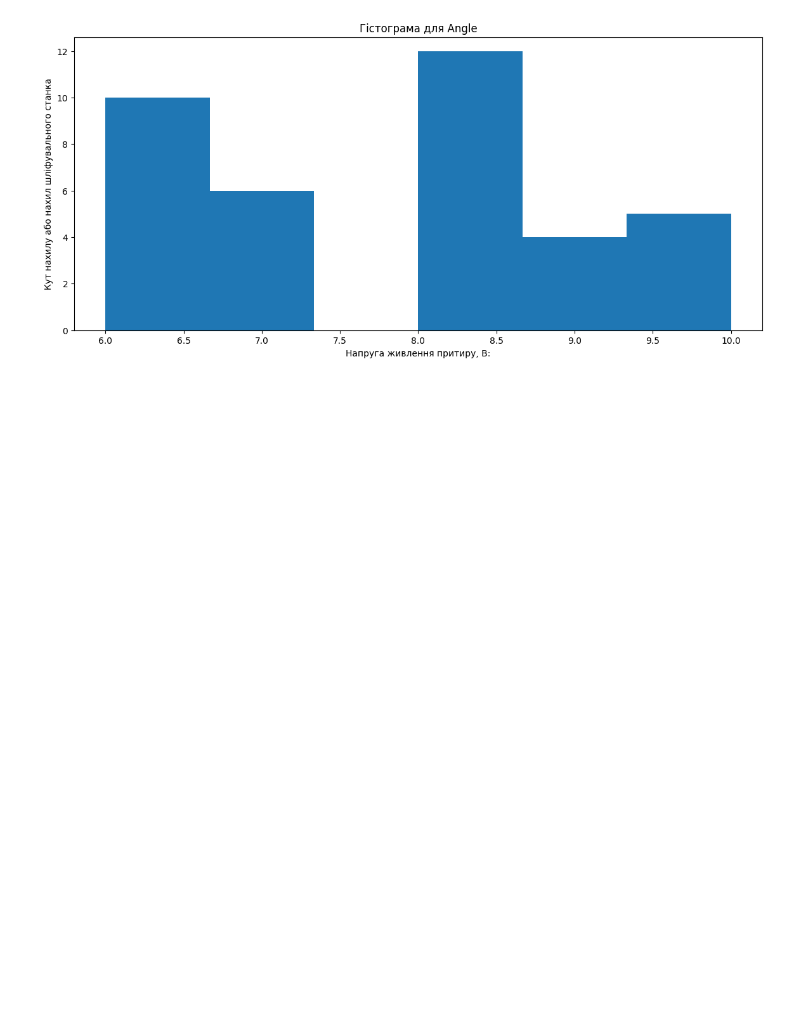
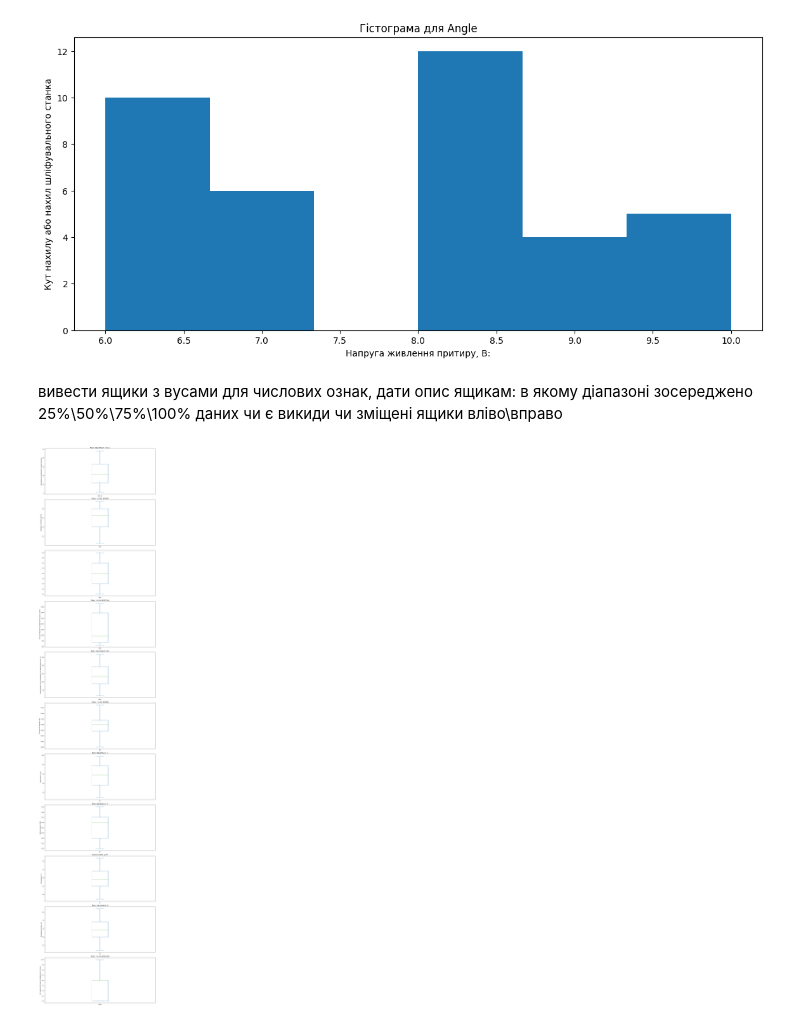
Before and after one commit to IrynaBarnych/AI_EX, a Jupyter notebook: exam/Екзамен.ipynb, the cells around one changed output. Cells and saved outputs as stored; diff of their text form; code cells hidden in the pictures; blank space fills up the shorter version.

```diff
--- a/exam/Екзамен.ipynb
+++ b/exam/Екзамен.ipynb
@@ -296,3 +296,45 @@ for column_name in df.columns:
 [figure]
 [figure]
 [figure]
+# %% [markdown]
+вивести ящики з вусами для числових ознак, дати опис ящикам:
+в якому діапазоні зосереджено 25%\50%\75%\100% даних
+чи є викиди
+чи зміщені ящики вліво\вправо
+# %%
+import matplotlib.pyplot as plt
+import numpy as np
+
+# Описи ящиків з вусами
+boxplot_descriptions = {
+    'case_id': {'title': 'Ящик з вусами для case_id', 'ylabel': 'Ідентифікатор порядкового номеру досліду'},
+    'Vpr': {'title': 'Ящик з вусами для Vpr', 'ylabel': 'Швидкість притиру, мм/сек'},
+    'Vngw': {'title': 'Ящик з вусами для Vngw', 'ylabel': 'Частота обертання шліфувального круга, об/хв'},
+    'Vdan': {'title': 'Ящик з вусами для Vdan', 'ylabel': 'Перетворювач частоти ДАНФОСС VLT MICRO DRIVE FC51, Гц'},
+    'Ppr': {'title': 'Ящик з вусами для Ppr', 'ylabel': 'Потужність притиру, кВт'},
+    'Ef': {'title': 'Ящик з вусами для Ef', 'ylabel': 'Ефективність (%)'},
+    'W': {'title': 'Ящик з вусами для W', 'ylabel': 'Витрати енергії, kWh'},
+    'T': {'title': 'Ящик з вусами для T', 'ylabel': 'Температура, °C'},
+    'Sh': {'title': 'Ящик з вусами для Sh', 'ylabel': 'Вимірювання шуму, дБ'},
+    'Angle': {'title': 'Ящик з вусами для Angle', 'ylabel': 'Кут нахилу або нахил шліфувального станка'}
+}
+
+# Створення фігури та осі
+fig, axs = plt.subplots(nrows=len(df.columns), ncols=1, figsize=(14, 6*len(df.columns)))
+
+# Відображення ящиків з вусами
+for i, column_name in enumerate(df.columns):
+    if df.dtypes[column_name] != "object":
+        ax = axs[i]
+        df[column_name].plot(kind='box', ax=ax)
+
+        # Перевірка наявності ключа у словнику перед використанням
+        if column_name in boxplot_descriptions:
+            # Додавання описів, якщо ключ існує
+            ax.set_title(boxplot_descriptions[column_name]['title'])
+            ax.set_ylabel(boxplot_descriptions[column_name]['ylabel'])
+
+plt.tight_layout()
+plt.show()
+# %% [output]
+[figure, added]
```
Also changed, not shown: parts of 11 cells of this notebook.
